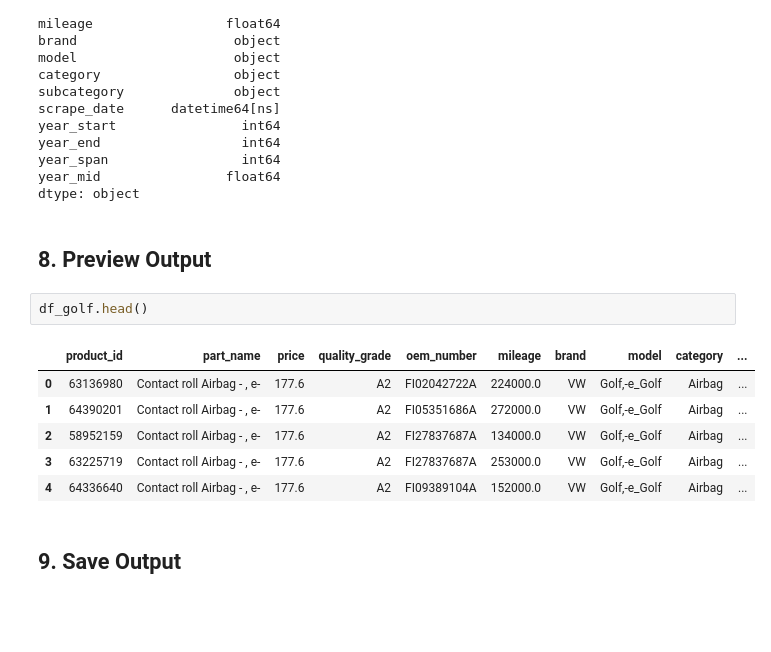
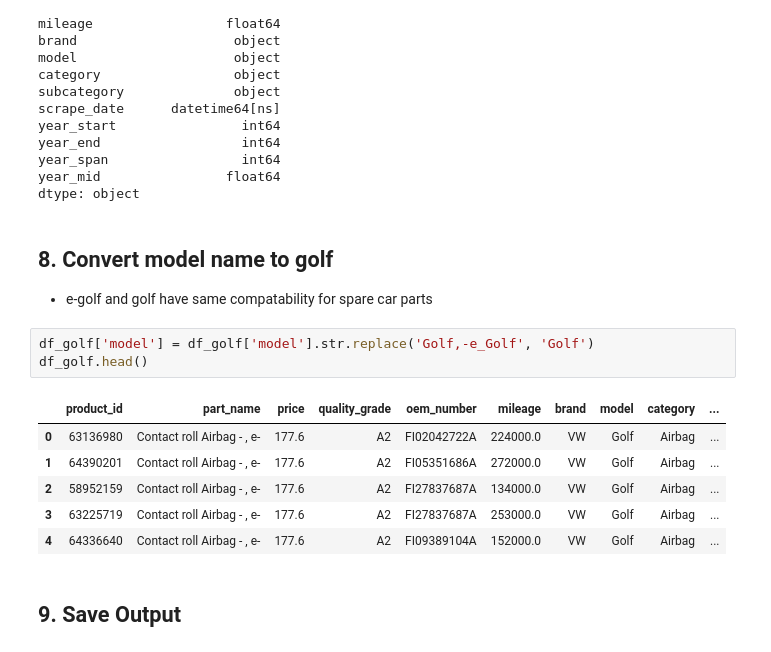
Before and after one commit to Riteshbhandarii/DPPM, a Jupyter notebook: notebooks/preprocessing/preprocessing_golf.ipynb, the cells around one changed output. Saved outputs shown, nothing was run; the diff lists cells and outputs as text; blank space fills up the shorter version.

```diff
--- a/notebooks/preprocessing/preprocessing_golf.ipynb
+++ b/notebooks/preprocessing/preprocessing_golf.ipynb
@@ -245,16 +245,18 @@ year_span                 int64
 year_mid                float64
 dtype: object
 # %% [markdown]
-## 8. Preview Output
+## 8. Convert model name to golf
+-   e-golf and golf have same compatability for spare car parts
 # %%
+df_golf['model'] = df_golf['model'].str.replace('Golf,-e_Golf', 'Golf')
 df_golf.head()
 # %% [output]
 |  | product_id | part_name | price | quality_grade | oem_number | mileage | brand | model | category | ... |
-| 0 | 63136980 | Contact roll Airbag - , e- | 177.6 | A2 | FI02042722A | 224000.0 | VW | Golf,-e_Golf | Airbag | ... |
-| 1 | 64390201 | Contact roll Airbag - , e- | 177.6 | A2 | FI05351686A | 272000.0 | VW | Golf,-e_Golf | Airbag | ... |
-| 2 | 58952159 | Contact roll Airbag - , e- | 177.6 | A2 | FI27837687A | 134000.0 | VW | Golf,-e_Golf | Airbag | ... |
-| 3 | 63225719 | Contact roll Airbag - , e- | 177.6 | A2 | FI27837687A | 253000.0 | VW | Golf,-e_Golf | Airbag | ... |
-| 4 | 64336640 | Contact roll Airbag - , e- | 177.6 | A2 | FI09389104A | 152000.0 | VW | Golf,-e_Golf | Airbag | ... |
+| 0 | 63136980 | Contact roll Airbag - , e- | 177.6 | A2 | FI02042722A | 224000.0 | VW | Golf | Airbag | ... |
+| 1 | 64390201 | Contact roll Airbag - , e- | 177.6 | A2 | FI05351686A | 272000.0 | VW | Golf | Airbag | ... |
+| 2 | 58952159 | Contact roll Airbag - , e- | 177.6 | A2 | FI27837687A | 134000.0 | VW | Golf | Airbag | ... |
+| 3 | 63225719 | Contact roll Airbag - , e- | 177.6 | A2 | FI27837687A | 253000.0 | VW | Golf | Airbag | ... |
+| 4 | 64336640 | Contact roll Airbag - , e- | 177.6 | A2 | FI09389104A | 152000.0 | VW | Golf | Airbag | ... |
 # %% [markdown]
 ## 9. Save Output
 # %%
```
Also changed, not shown: 1 other file.
